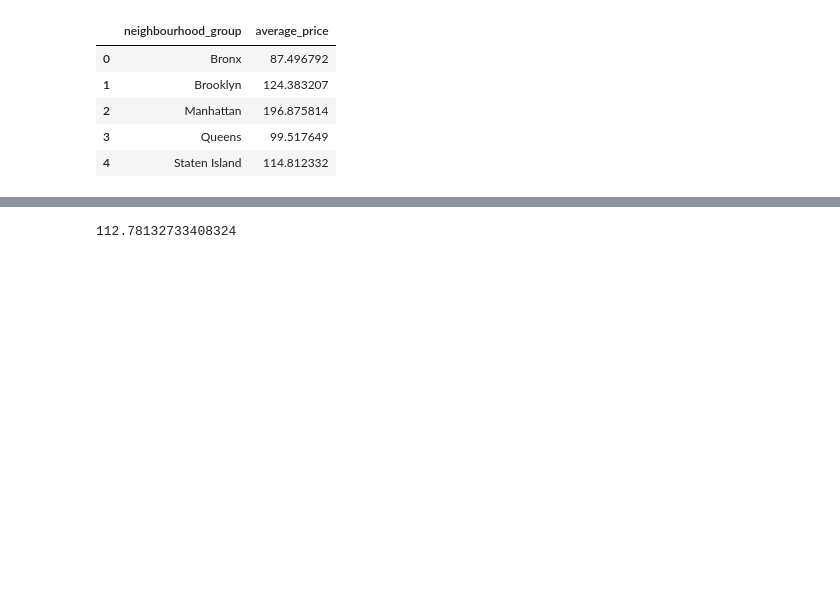
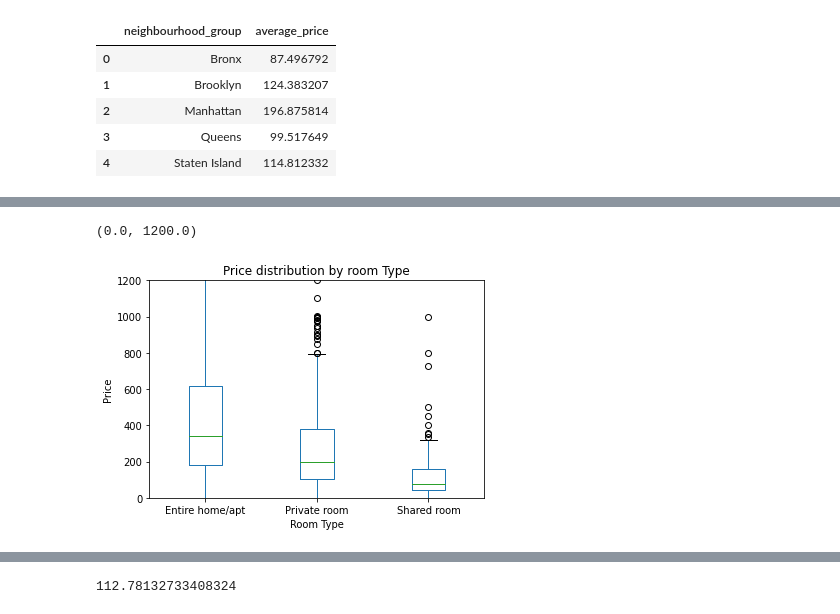
Before and after one commit to mgbhat97/Airbnb-Booking-EDA, a Jupyter notebook: Airbnb_Bookings_Analysis_Capstone_Project.ipynb, the cells around one changed output, grey strips where cells are left out. Drawn from its saved outputs; the diff is of its cells as text; code cells hidden in the pictures; blank space fills up the shorter version.

```diff
--- a/Airbnb_Bookings_Analysis_Capstone_Project.ipynb
+++ b/Airbnb_Bookings_Analysis_Capstone_Project.ipynb
@@ -184,0 +209,10 @@ avg_room_price_ngb_df
+# %%
+# Price distribution box plot
+df.groupby(['price','room_type'])['price'].mean().unstack().plot(kind="box")
+plt.title('Price distribution by room Type')
+plt.ylabel('Price')
+plt.xlabel('Room Type')
+plt.ylim([0,1200])
+# %% [output]
+(0.0, 1200.0)
+[figure, added]
```
Also changed, not shown: parts of 25 cells of this notebook.
